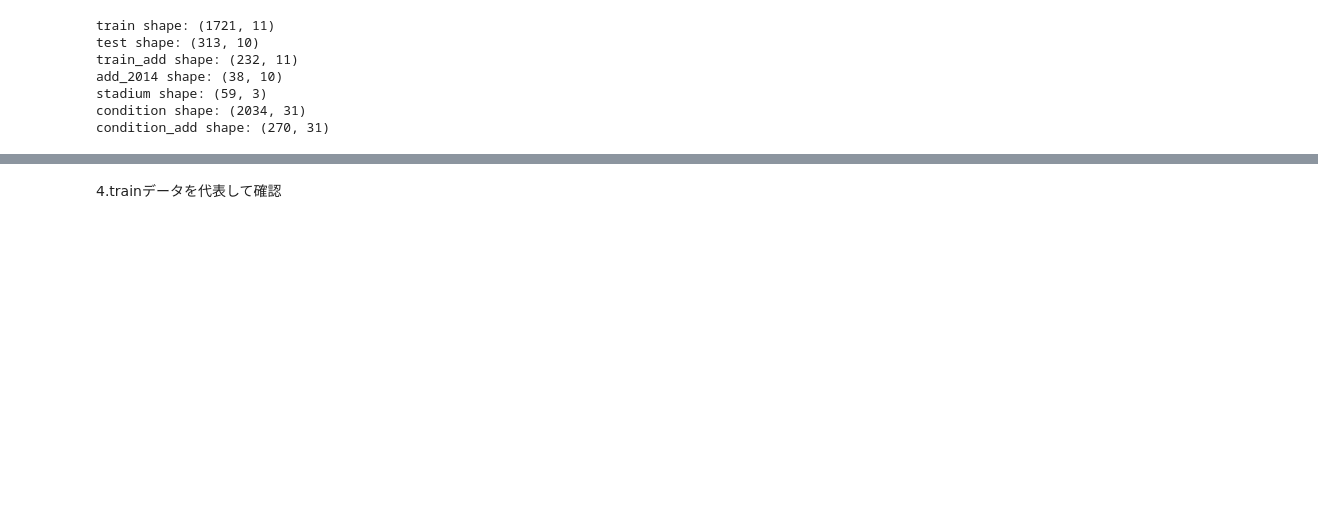
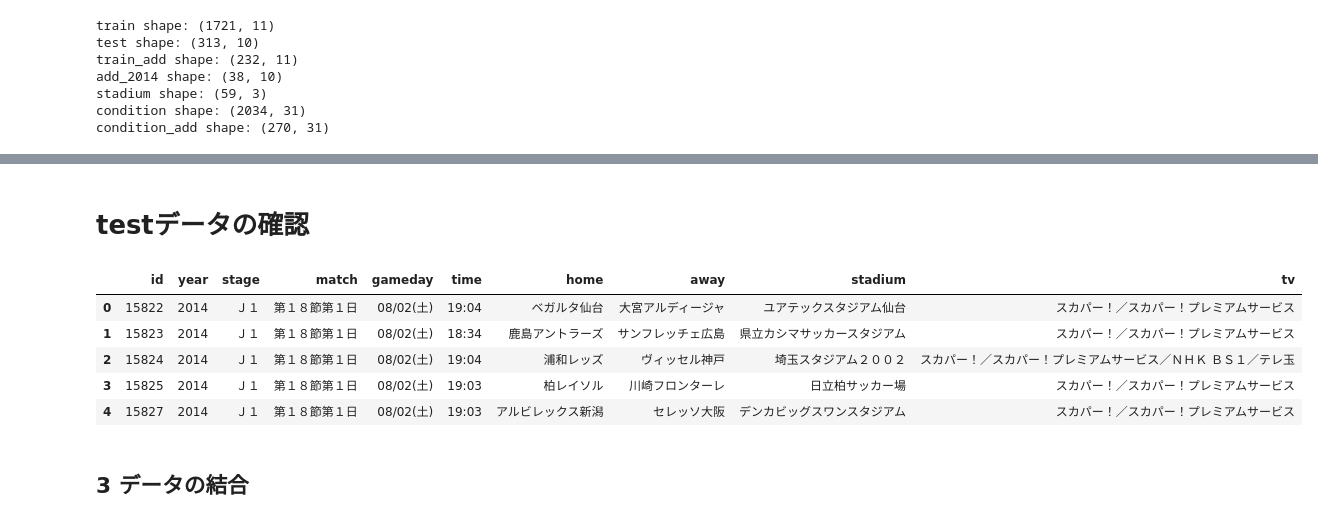
Before and after one commit to tmengineerx/j_league_customer_analysis_2014, a Jupyter notebook: notebooks/eda.ipynb, the cells around one changed output, grey strips where cells are left out. Cells and saved outputs as stored; diff of their text form; code cells hidden in the pictures; blank space fills up the shorter version.

```diff
--- a/notebooks/eda.ipynb
+++ b/notebooks/eda.ipynb
@@ -48,2 +93,13 @@ train.head()
-# %% [markdown]
-4.trainデータを代表して確認
+# %% [markdown]
+# testデータの確認
+# %%
+test.head()
+# %% [output]
+|  | id | year | stage | match | gameday | time | home | away | stadium | tv |
+| 0 | 15822 | 2014 | Ｊ１ | 第１８節第１日 | 08/02(土) | 19:04 | ベガルタ仙台 | 大宮アルディージャ | ユアテックスタジアム仙台 | スカパー！／スカパー！プレミアムサービス |
+| 1 | 15823 | 2014 | Ｊ１ | 第１８節第１日 | 08/02(土) | 18:34 | 鹿島アントラーズ | サンフレッチェ広島 | 県立カシマサッカースタジアム | スカパー！／スカパー！プレミアムサービス |
+| 2 | 15824 | 2014 | Ｊ１ | 第１８節第１日 | 08/02(土) | 19:04 | 浦和レッズ | ヴィッセル神戸 | 埼玉スタジアム２００２ | スカパー！／スカパー！プレミアムサービス／ＮＨＫ ＢＳ１／テレ玉 |
+| 3 | 15825 | 2014 | Ｊ１ | 第１８節第１日 | 08/02(土) | 19:03 | 柏レイソル | 川崎フロンターレ | 日立柏サッカー場 | スカパー！／スカパー！プレミアムサービス |
+| 4 | 15827 | 2014 | Ｊ１ | 第１８節第１日 | 08/02(土) | 19:03 | アルビレックス新潟 | セレッソ大阪 | デンカビッグスワンスタジアム | スカパー！／スカパー！プレミアムサービス |
+# %% [markdown]
+## 3 データの結合
```
Also changed, not shown: parts of 11 cells of this notebook, 2 other files.
